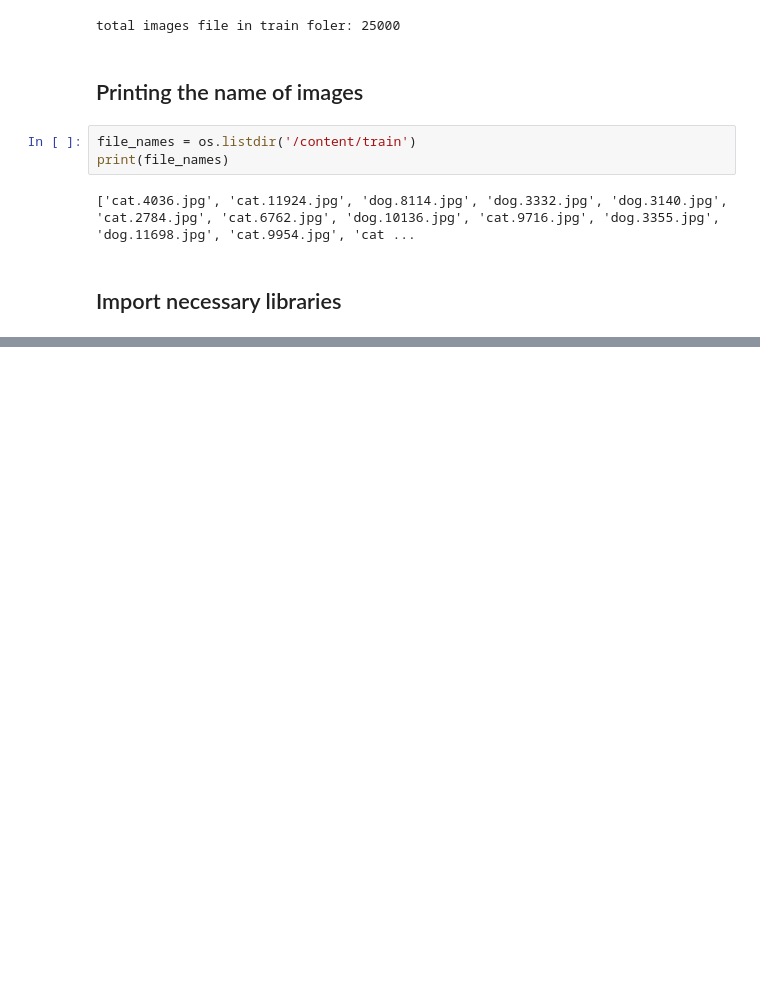
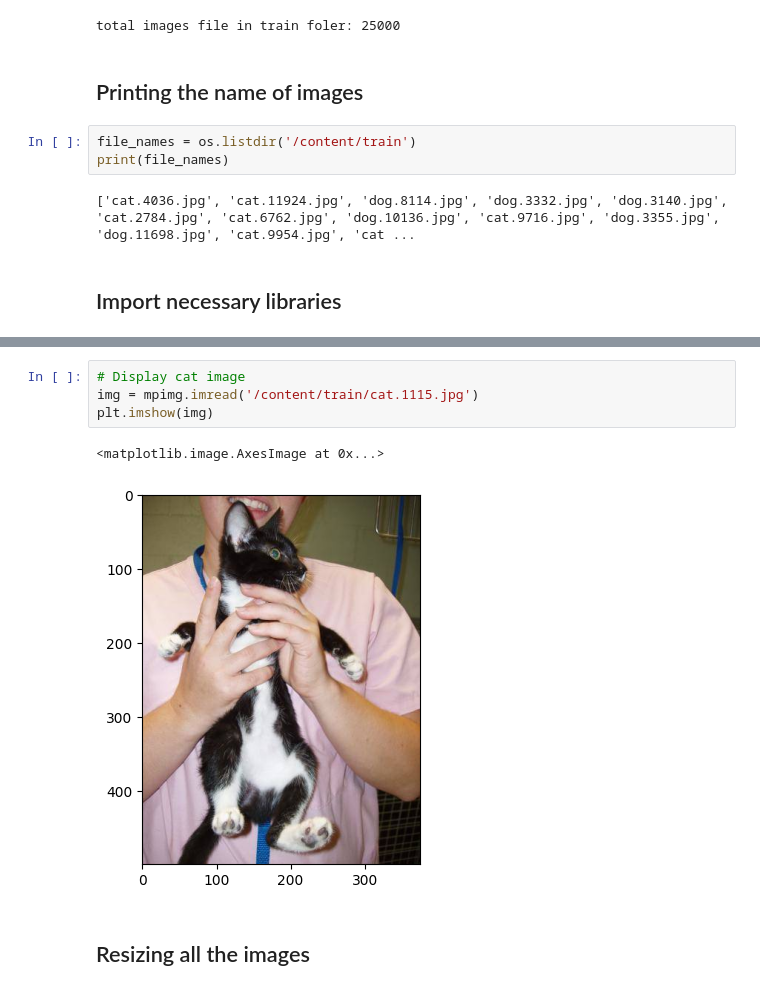
Before and after one commit to tklwin/Deep-Learning, a Jupyter notebook: transfer_learning_dog_vs_cat.ipynb, the cells around one changed output, grey strips where cells are left out. Drawn from its saved outputs; the diff is of its cells as text; blank space fills up the shorter version.

```diff
--- a/transfer_learning_dog_vs_cat.ipynb
+++ b/transfer_learning_dog_vs_cat.ipynb
@@ -81,0 +102,9 @@ print(file_names)
+# %%
+# Display cat image
+img = mpimg.imread('/content/train/cat.1115.jpg')
+plt.imshow(img)
+# %% [output]
+<matplotlib.image.AxesImage at 0x...>
+[figure, added]
+# %% [markdown]
+## Resizing all the images
```
Also changed, not shown: parts of 10 cells of this notebook.
